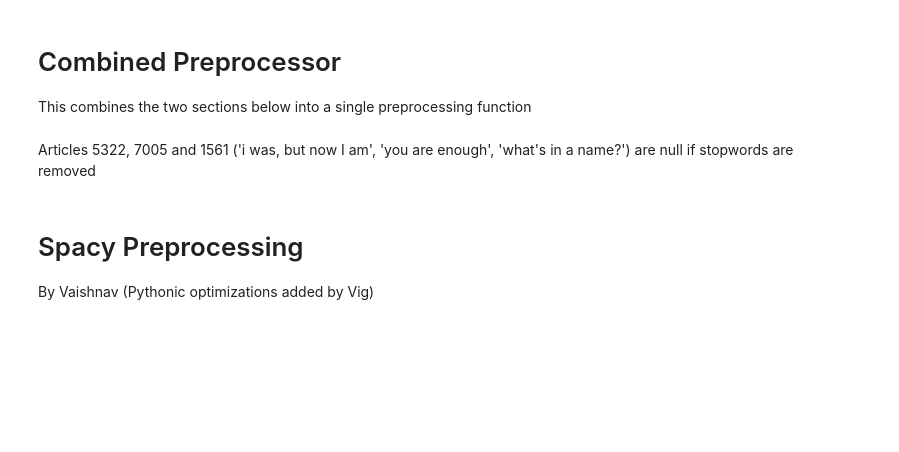
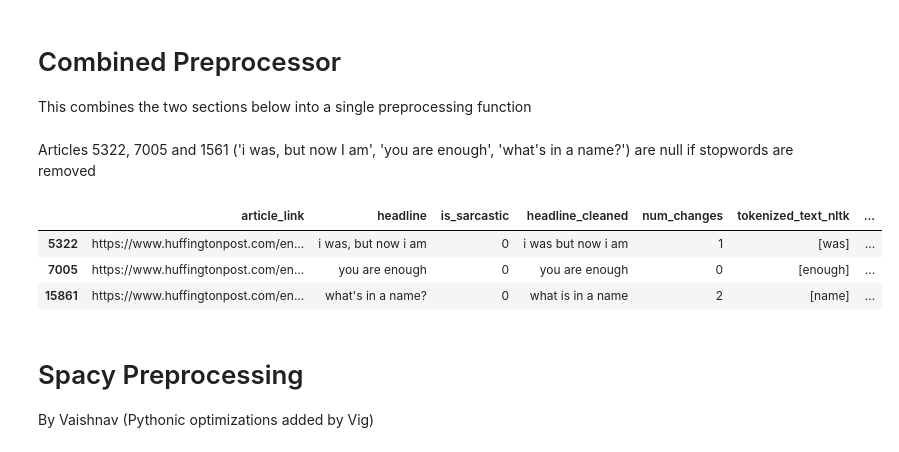
Before and after one commit to vigonometry/CS4248_Group8_SarcasmDetection, a Jupyter notebook: 02_Data_Preprocessing.ipynb, the cells around one changed output. Saved outputs shown, nothing was run; the diff lists cells and outputs as text; code cells hidden in the pictures; blank space fills up the shorter version.

```diff
--- a/02_Data_Preprocessing_NLTK.ipynb
+++ b/02_Data_Preprocessing.ipynb
@@ -93,7 +95,7 @@ def preprocess_data(df:pd.DataFrame, stopword_removed:bool=False) -> pd.DataFram
     wordpiece_tokenizer.pre_tokenizer = pre_tokenizers.Whitespace()
     wordpiece_trainer = trainers.WordPieceTrainer(vocab_size=1000, min_frequency=2, continuing_subword_prefix='_', special_tokens=["<unk>", "<pad>", "<s>", "</s>"])
 
-    overall_corpus = ' '.join(preprocessed_df['headline_cleaned'])
+    overall_corpus = ' '.join(cleaned_df['headline_cleaned'])
 
     bpe_tokenizer.train_from_iterator([overall_corpus], bpe_trainer)
     wordpiece_tokenizer.train_from_iterator([overall_corpus], wordpiece_trainer)
@@ -131,7 +133,7 @@ def preprocess_data(df:pd.DataFrame, stopword_removed:bool=False) -> pd.DataFram
 
     # Tokenize each headline
     cleaned_df['bpe_tokens'] = cleaned_df['headline_cleaned'].apply(lambda x: bpe_tokenizer.encode(x).tokens)
-    cleaned_df['wordpiece_tokens'] = cleaned_df['headline_cleaned'].apply(lambda x: tokenizer.encode(x).tokens)
+    cleaned_df['wordpiece_tokens'] = cleaned_df['headline_cleaned'].apply(lambda x: wordpiece_tokenizer.encode(x).tokens)
 
     #Save processed data
     if stopword_removed:
@@ -145,6 +147,13 @@ Articles 5322, 7005 and 1561 ('i was, but now I am', 'you are enough', 'what's i
 # %%
 preprocessed_df_sw_removed = preprocess_data(cleaned_df, stopword_removed=True)
 preprocessed_df = preprocess_data(cleaned_df, stopword_removed=False)
+# %%
+preprocessed_df_sw_removed[preprocessed_df_sw_removed['tokenized_text_spacy'].isnull()]
+# %% [output]
+|  | article_link | headline | is_sarcastic | headline_cleaned | num_changes | tokenized_text_nltk | ... |
+| 5322 | https://www.huffingtonpost.com/en... | i was, but now i am | 0 | i was but now i am | 1 | [was] | ... |
+| 7005 | https://www.huffingtonpost.com/en... | you are enough | 0 | you are enough | 0 | [enough] | ... |
+| 15861 | https://www.huffingtonpost.com/en... | what's in a name? | 0 | what is in a name | 2 | [name] | ... |
 # %% [markdown]
 # Spacy Preprocessing
 By Vaishnav (Pythonic optimizations added by Vig)
```
Also changed, not shown: parts of 2 cells of this notebook.
